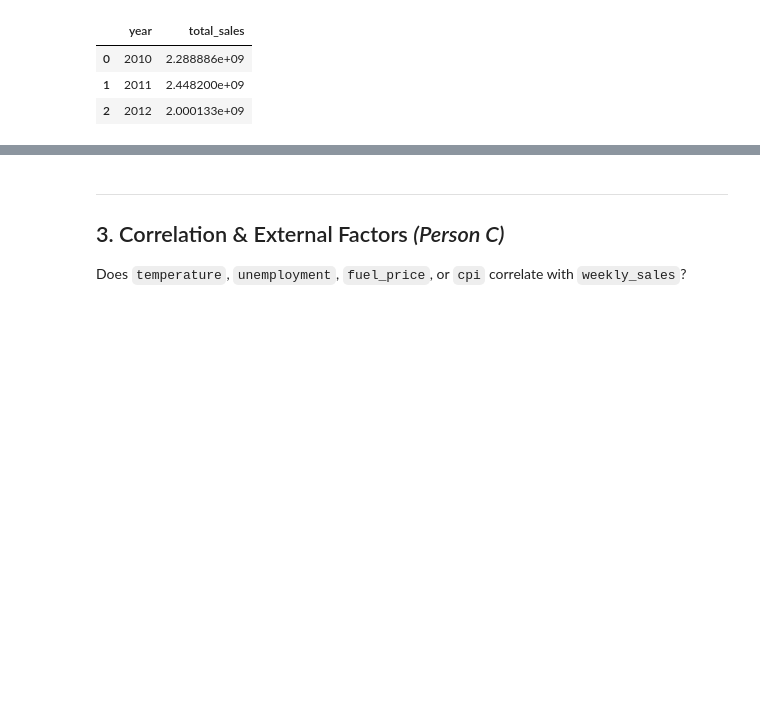
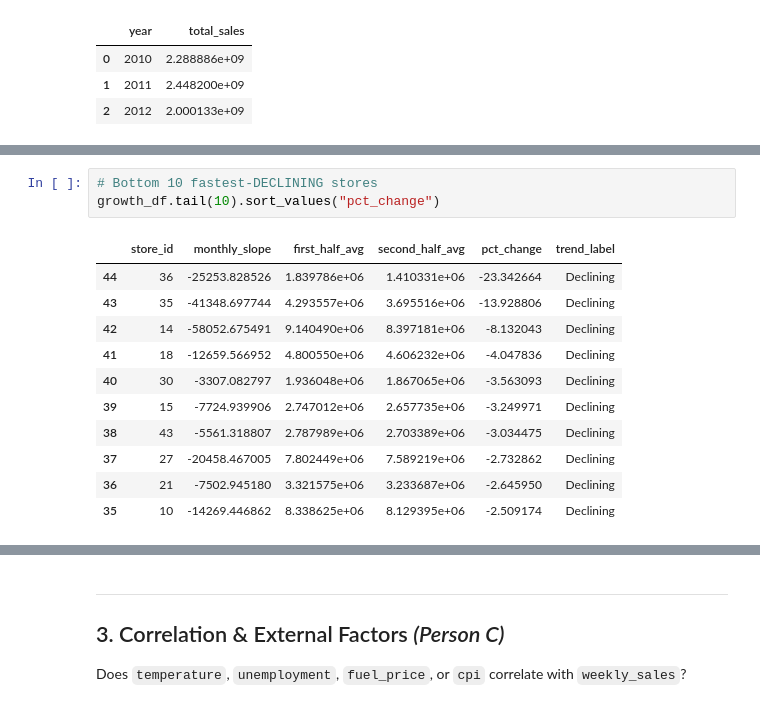
Before and after one commit to AkashS2006/EDIP-Walmart-Sales, a Jupyter notebook: notebooks/week2_analysis.ipynb, the cells around one changed output, grey strips where cells are left out. Drawn from its saved outputs; the diff is of its cells as text; blank space fills up the shorter version.

```diff
--- a/notebooks/week2_analysis.ipynb
+++ b/notebooks/week2_analysis.ipynb
@@ -159,0 +163,15 @@ all_store_trend.head()
+# %%
+# Bottom 10 fastest-DECLINING stores
+growth_df.tail(10).sort_values("pct_change")
+# %% [output]
+|  | store_id | monthly_slope | first_half_avg | second_half_avg | pct_change | trend_label |
+| 44 | 36 | -25253.828526 | 1.839786e+06 | 1.410331e+06 | -23.342664 | Declining |
+| 43 | 35 | -41348.697744 | 4.293557e+06 | 3.695516e+06 | -13.928806 | Declining |
+| 42 | 14 | -58052.675491 | 9.140490e+06 | 8.397181e+06 | -8.132043 | Declining |
+| 41 | 18 | -12659.566952 | 4.800550e+06 | 4.606232e+06 | -4.047836 | Declining |
+| 40 | 30 | -3307.082797 | 1.936048e+06 | 1.867065e+06 | -3.563093 | Declining |
+| 39 | 15 | -7724.939906 | 2.747012e+06 | 2.657735e+06 | -3.249971 | Declining |
+| 38 | 43 | -5561.318807 | 2.787989e+06 | 2.703389e+06 | -3.034475 | Declining |
+| 37 | 27 | -20458.467005 | 7.802449e+06 | 7.589219e+06 | -2.732862 | Declining |
+| 36 | 21 | -7502.945180 | 3.321575e+06 | 3.233687e+06 | -2.645950 | Declining |
+| 35 | 10 | -14269.446862 | 8.338625e+06 | 8.129395e+06 | -2.509174 | Declining |
```
Also changed, not shown: parts of 8 cells of this notebook.
